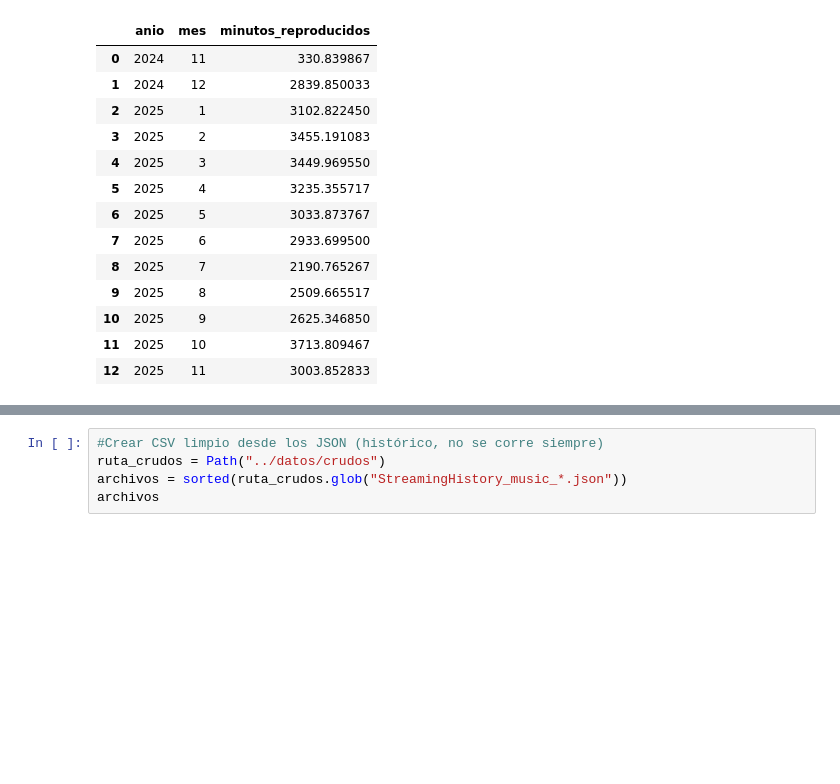
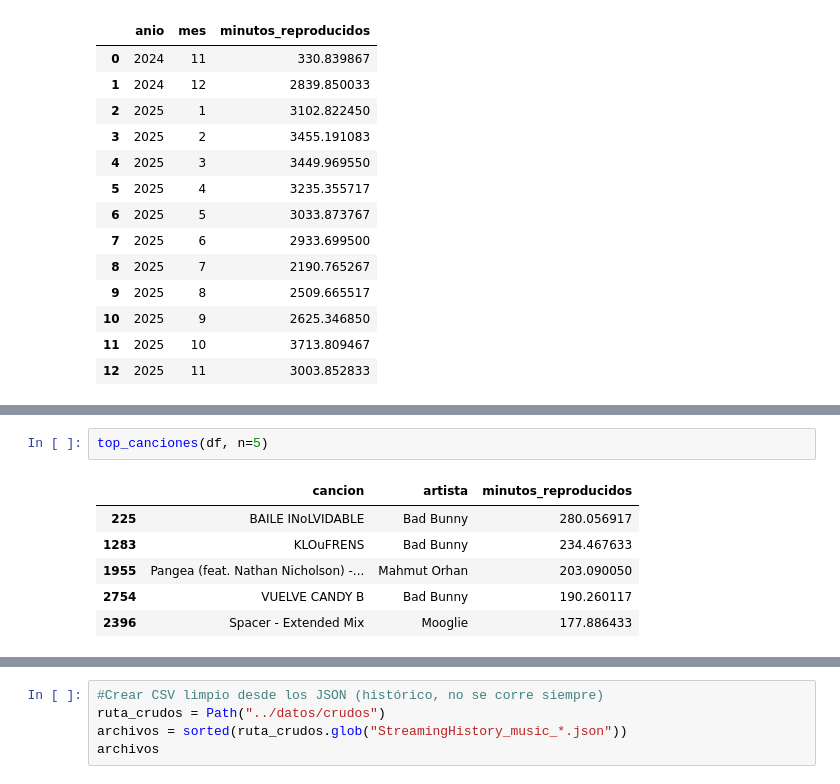
Before and after one commit to ekab-hub/Proyecto_Spotify_Analytics, a Jupyter notebook: cuadernos/limpieza_elias.ipynb, the cells around one changed output, grey strips where cells are left out. Saved outputs shown, nothing was run; the diff lists cells and outputs as text; blank space fills up the shorter version.

```diff
--- a/cuadernos/limpieza_elias.ipynb
+++ b/cuadernos/limpieza_elias.ipynb
@@ -97,0 +145,9 @@ minutos_por_anio_mes(df)
+# %%
+top_canciones(df, n=5)
+# %% [output]
+|  | cancion | artista | minutos_reproducidos |
+| 225 | BAILE INoLVIDABLE | Bad Bunny | 280.056917 |
+| 1283 | KLOuFRENS | Bad Bunny | 234.467633 |
+| 1955 | Pangea (feat. Nathan Nicholson) -... | Mahmut Orhan | 203.090050 |
+| 2754 | VUELVE CANDY B | Bad Bunny | 190.260117 |
+| 2396 | Spacer - Extended Mix | Mooglie | 177.886433 |
```
Also changed, not shown: parts of 8 cells of this notebook, 1 other file.
